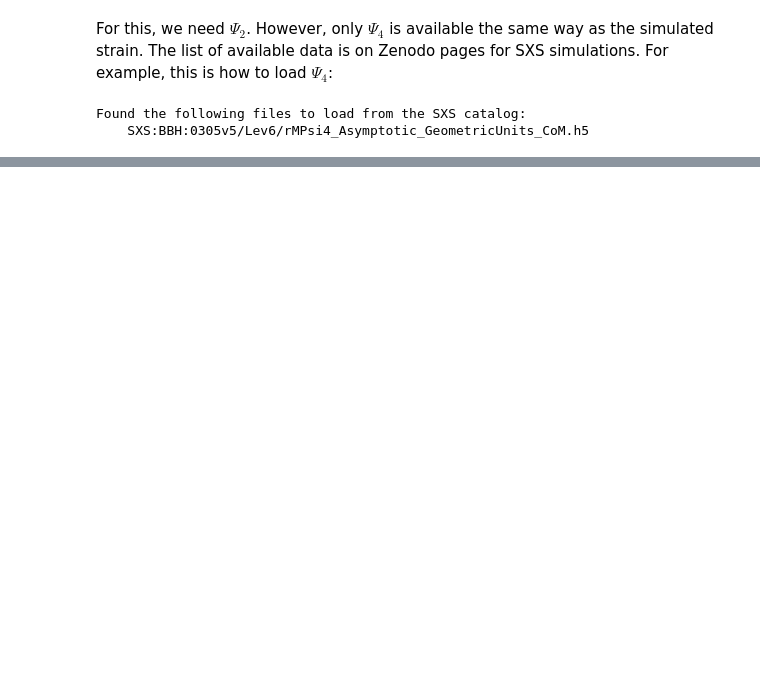
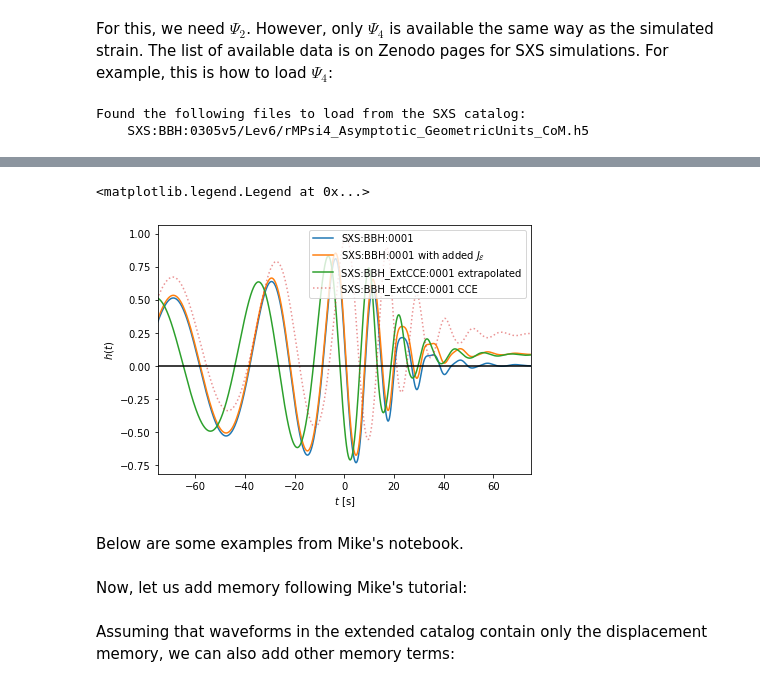
Before and after one commit to bvgoncharov/gwmem_2022, a Jupyter notebook: demo_sxs_memory.ipynb, the cells around one changed output, grey strips where cells are left out. Saved outputs shown, nothing was run; the diff lists cells and outputs as text; code cells hidden in the pictures; blank space fills up the shorter version.

```diff
--- a/demo_sxs_memory.ipynb
+++ b/demo_sxs_memory.ipynb
@@ -190,0 +147,17 @@ dir(h)
+# %%
+plt.plot(hh.t - hh.t[hh.index_closest_to(hh.max_norm_time())], np.sum(hh,axis=1), label='SXS:BBH:0001')
+plt.plot(h_𝓔.t - h_𝓔.t[h_𝓔.index_closest_to(h_𝓔.max_norm_time())], np.sum(h_𝓔,axis=1), label='SXS:BBH:0001 with added $J_\mathcal{E}$')
+plt.plot(hh_ext_mem.t - hh_ext_mem.t[hh_ext_mem.index_closest_to(hh_ext_mem.max_norm_time())], np.sum(hh_ext_mem,axis=1), label='SXS:BBH_ExtCCE:0001 extrapolated')
+plt.plot(hh_cce_mem.t - hh_cce_mem.t[hh_cce_mem.index_closest_to(hh_cce_mem.max_norm_time())], np.sum(hh_cce_mem,axis=1), linestyle=':', alpha=0.5, label='SXS:BBH_ExtCCE:0001 CCE')
+plt.axhline(0,color='black')
+plt.tight_layout()
+plt.xlabel('$t$ [s]')
+plt.ylabel('$h(t)$')
+#plt.ylim([0, 0.1])
+plt.xlim([-75, 75])
+plt.legend()
+# %% [output]
+<matplotlib.legend.Legend at 0x...>
+[figure, added]
+# %% [markdown]
+Below are some examples from Mike's notebook.
@@ -190,0 +168,2 @@ dir(h)
+# %% [markdown]
+Now, let us add memory following Mike's tutorial:
@@ -190,0 +172,2 @@ dir(h)
+# %% [markdown]
+Assuming that waveforms in the extended catalog contain only the displacement memory, we can also add other memory terms:
```
Also changed, not shown: parts of 27 cells of this notebook.
